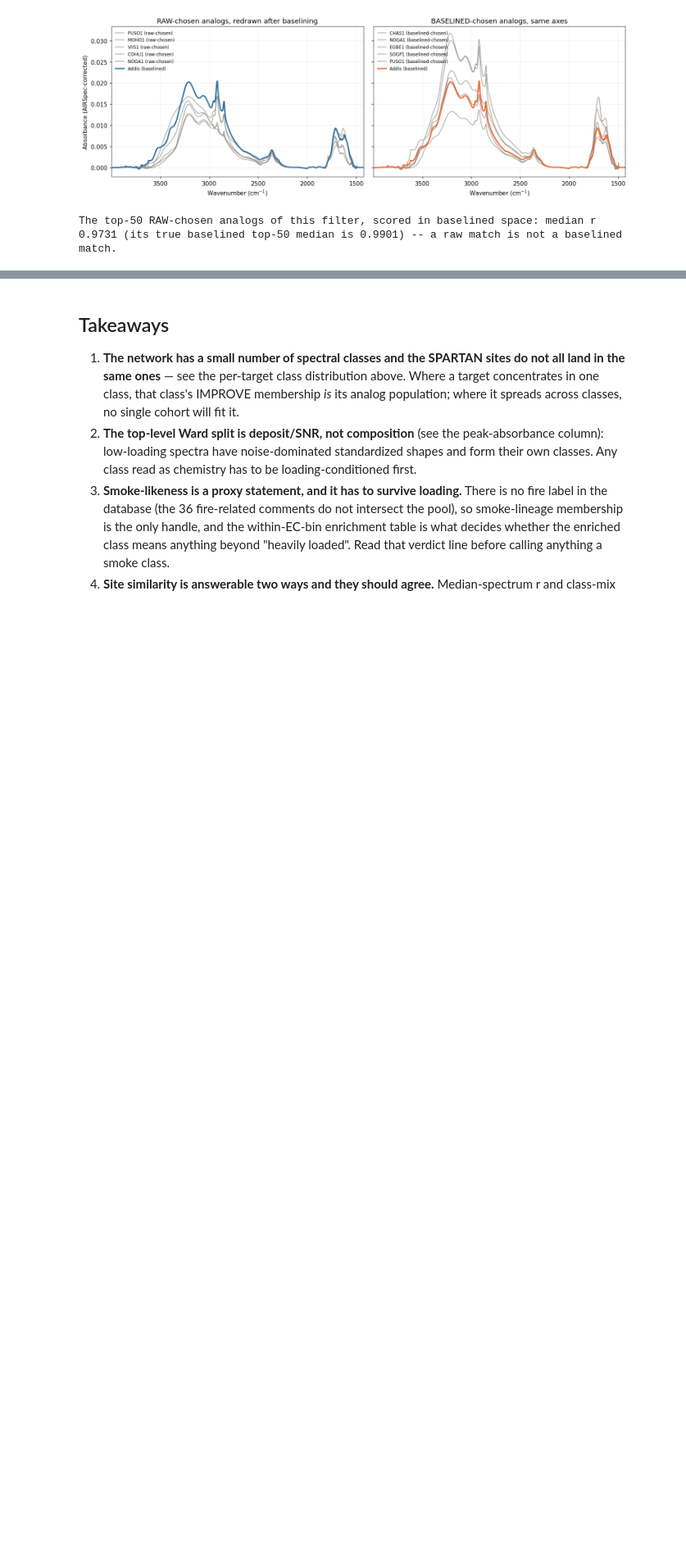
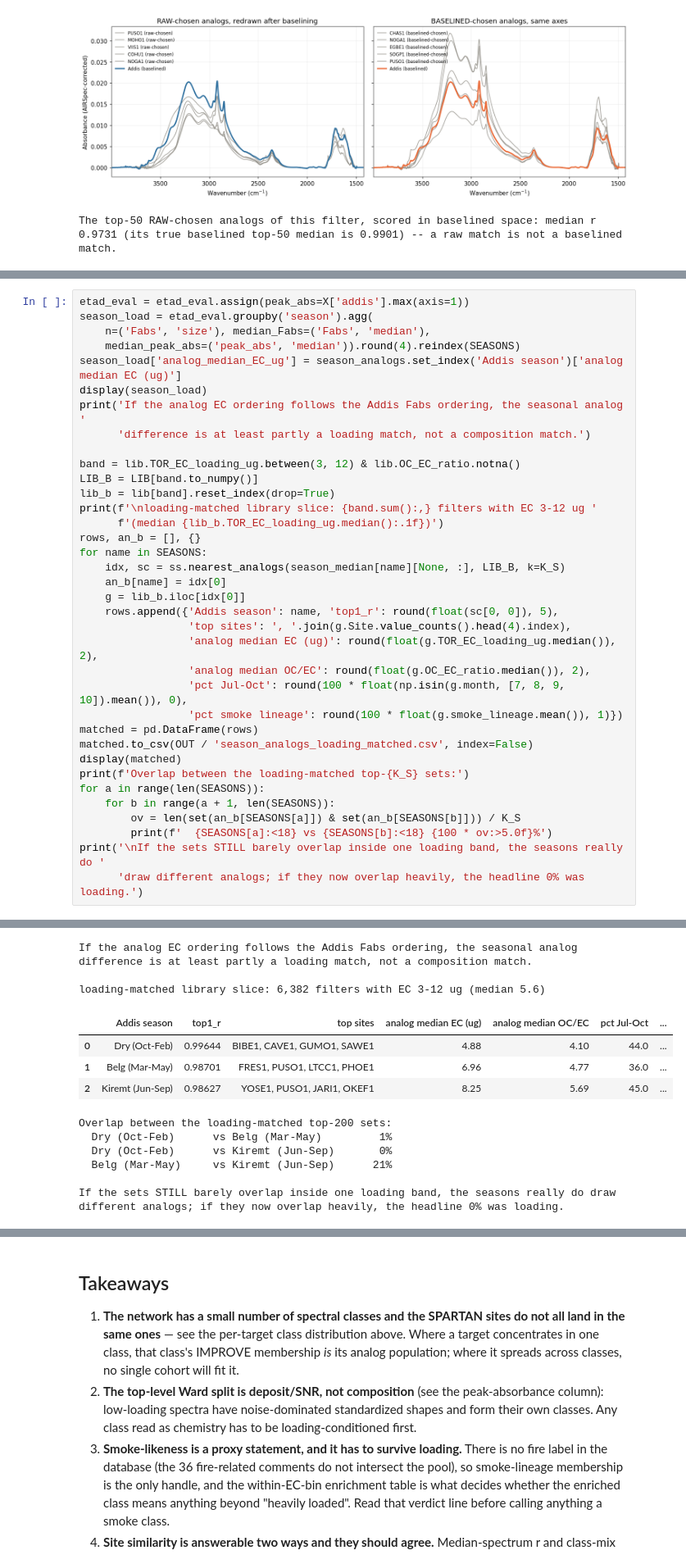
Before and after one commit to ahzs645/aethmodular, a Jupyter notebook: research/ftir_ec_phase3/ftir_52_network_spectral_map.ipynb, the cells around one changed output, grey strips where cells are left out. Shown at 82% size. Drawn from its saved outputs; the diff is of its cells as text; blank space fills up the shorter version.

```diff
--- a/research/ftir_ec_phase3/ftir_52_network_spectral_map.ipynb
+++ b/research/ftir_ec_phase3/ftir_52_network_spectral_map.ipynb
@@ -851,0 +975,37 @@ The top-50 RAW-chosen analogs of this filter, scored in baselined space: median
+# %%
+etad_eval = etad_eval.assign(peak_abs=X['addis'].max(axis=1))
+season_load = etad_eval.groupby('season').agg(
+    n=('Fabs', 'size'), median_Fabs=('Fabs', 'median'),
+    median_peak_abs=('peak_abs', 'median')).round(4).reindex(SEASONS)
+season_load['analog_median_EC_ug'] = season_analogs.set_index('Addis season')['analog median EC (ug)']
+display(season_load)
+print('If the analog EC ordering follows the Addis Fabs ordering, the seasonal analog '
+      'difference is at least partly a loading match, not a composition match.')
+
+band = lib.TOR_EC_loading_ug.between(3, 12) & lib.OC_EC_ratio.notna()
+LIB_B = LIB[band.to_numpy()]
+lib_b = lib[band].reset_index(drop=True)
+print(f'\nloading-matched library slice: {band.sum():,} filters with EC 3-12 ug '
+      f'(median {lib_b.TOR_EC_loading_ug.median():.1f})')
+rows, an_b = [], {}
+for name in SEASONS:
+    idx, sc = ss.nearest_analogs(season_median[name][None, :], LIB_B, k=K_S)
+    an_b[name] = idx[0]
+    g = lib_b.iloc[idx[0]]
+    rows.append({'Addis season': name, 'top1_r': round(float(sc[0, 0]), 5),
+                 'top sites': ', '.join(g.Site.value_counts().head(4).index),
+                 'analog median EC (ug)': round(float(g.TOR_EC_loading_ug.median()), 2),
+                 'analog median OC/EC': round(float(g.OC_EC_ratio.median()), 2),
+                 'pct Jul-Oct': round(100 * float(np.isin(g.month, [7, 8, 9, 10]).mean()), 0),
+                 'pct smoke lineage': round(100 * float(g.smoke_lineage.mean()), 1)})
+matched = pd.DataFrame(rows)
+matched.to_csv(OUT / 'season_analogs_loading_matched.csv', index=False)
+display(matched)
+print(f'Overlap between the loading-matched top-{K_S} sets:')
+for a in range(len(SEASONS)):
+    for b in range(a + 1, len(SEASONS)):
+        ov = len(set(an_b[SEASONS[a]]) & set(an_b[SEASONS[b]])) / K_S
+        print(f'  {SEASONS[a]:<18} vs {SEASONS[b]:<18} {100 * ov:>5.0f}%')
+print('\nIf the sets STILL barely overlap inside one loading band, the seasons really do '
+      'draw different analogs; if they now overlap heavily, the headline 0% was loading.')
+# %% [output]
@@ -851,0 +1017,13 @@ The top-50 RAW-chosen analogs of this filter, scored in baselined space: median
+If the analog EC ordering follows the Addis Fabs ordering, the seasonal analog difference is at least partly a loading match, not a composition match.
+
+loading-matched library slice: 6,382 filters with EC 3-12 ug (median 5.6)
+|  | Addis season | top1_r | top sites | analog median EC (ug) | analog median OC/EC | pct Jul-Oct | ... |
+| 0 | Dry (Oct-Feb) | 0.99644 | BIBE1, CAVE1, GUMO1, SAWE1 | 4.88 | 4.10 | 44.0 | ... |
+| 1 | Belg (Mar-May) | 0.98701 | FRES1, PUSO1, LTCC1, PHOE1 | 6.96 | 4.77 | 36.0 | ... |
+| 2 | Kiremt (Jun-Sep) | 0.98627 | YOSE1, PUSO1, JARI1, OKEF1 | 8.25 | 5.69 | 45.0 | ... |
+Overlap between the loading-matched top-200 sets:
+  Dry (Oct-Feb)      vs Belg (Mar-May)         1%
+  Dry (Oct-Feb)      vs Kiremt (Jun-Sep)       0%
+  Belg (Mar-May)     vs Kiremt (Jun-Sep)      21%
+
+If the sets STILL barely overlap inside one loading band, the seasons really do draw different analogs; if they now overlap heavily, the headline 0% was loading.
```
Also changed, not shown: parts of 8 cells of this notebook, 2 other files.
